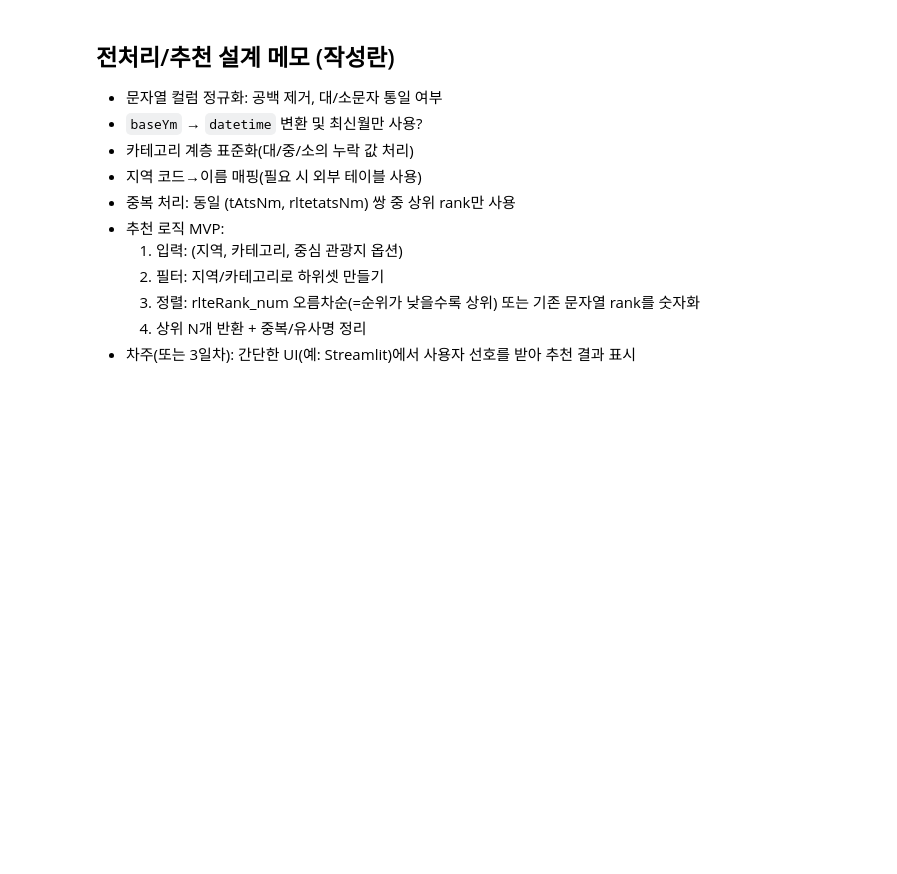
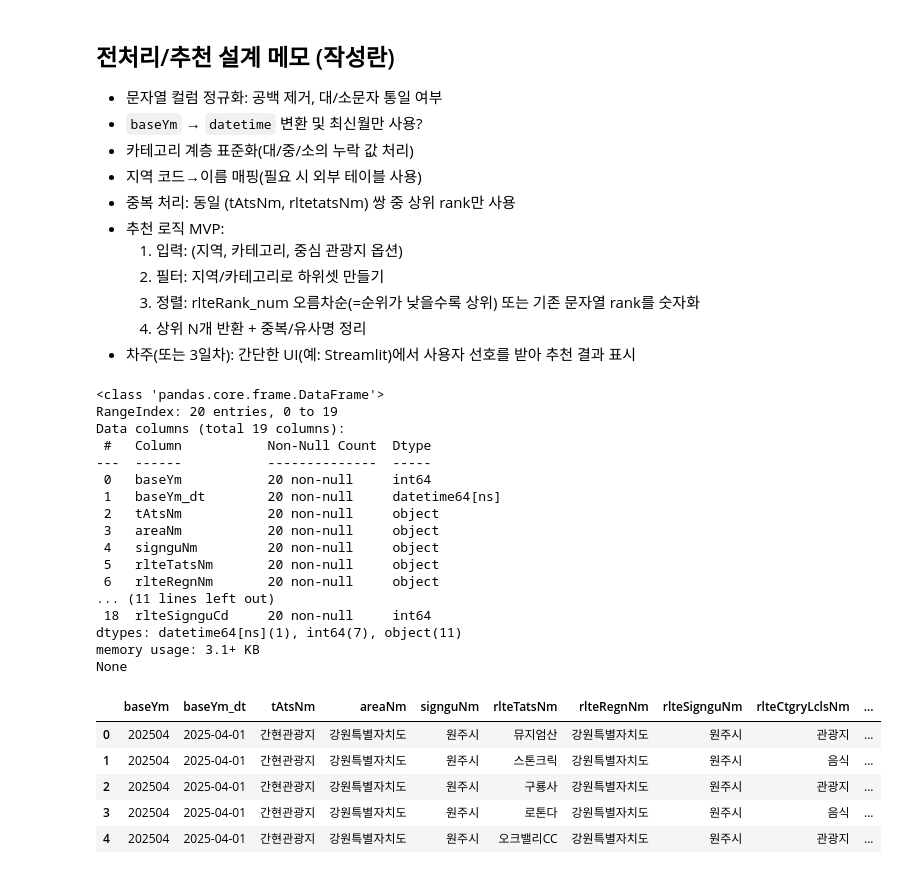
Before and after one commit to ehgus0101/smart_travel_planner, a Jupyter notebook: notebooks/eda_day2.ipynb, the cells around one changed output. Cells and saved outputs as stored; diff of their text form; code cells hidden in the pictures; blank space fills up the shorter version.

```diff
--- a/notebooks/eda_day2.ipynb
+++ b/notebooks/eda_day2.ipynb
@@ -282,3 +282,33 @@ Saved: /workspaces/smart_travel_planner/notebooks/output/clean_preview.parquet
   3) 정렬: rlteRank_num 오름차순(=순위가 낮을수록 상위) 또는 기존 문자열 rank를 숫자화
   4) 상위 N개 반환 + 중복/유사명 정리
 - 차주(또는 3일차): 간단한 UI(예: Streamlit)에서 사용자 선호를 받아 추천 결과 표시
+# %%
+import pandas as pd
+
+df = pd.read_parquet("data/processed/clean_pois.parquet")
+print(df.info())
+df.head()
+# %% [output]
+<class 'pandas.core.frame.DataFrame'>
+RangeIndex: 20 entries, 0 to 19
+Data columns (total 19 columns):
+ #   Column           Non-Null Count  Dtype
+---  ------           --------------  -----
+ 0   baseYm           20 non-null     int64
+ 1   baseYm_dt        20 non-null     datetime64[ns]
+ 2   tAtsNm           20 non-null     object
+ 3   areaNm           20 non-null     object
+ 4   signguNm         20 non-null     object
+ 5   rlteTatsNm       20 non-null     object
+ 6   rlteRegnNm       20 non-null     object
+... (11 lines left out)
+ 18  rlteSignguCd     20 non-null     int64
+dtypes: datetime64[ns](1), int64(7), object(11)
+memory usage: 3.1+ KB
+None
+|  | baseYm | baseYm_dt | tAtsNm | areaNm | signguNm | rlteTatsNm | rlteRegnNm | rlteSignguNm | rlteCtgryLclsNm | ... |
+| 0 | 202504 | 2025-04-01 | 간현관광지 | 강원특별자치도 | 원주시 | 뮤지엄산 | 강원특별자치도 | 원주시 | 관광지 | ... |
+| 1 | 202504 | 2025-04-01 | 간현관광지 | 강원특별자치도 | 원주시 | 스톤크릭 | 강원특별자치도 | 원주시 | 음식 | ... |
+| 2 | 202504 | 2025-04-01 | 간현관광지 | 강원특별자치도 | 원주시 | 구룡사 | 강원특별자치도 | 원주시 | 관광지 | ... |
+| 3 | 202504 | 2025-04-01 | 간현관광지 | 강원특별자치도 | 원주시 | 로톤다 | 강원특별자치도 | 원주시 | 음식 | ... |
+| 4 | 202504 | 2025-04-01 | 간현관광지 | 강원특별자치도 | 원주시 | 오크밸리CC | 강원특별자치도 | 원주시 | 관광지 | ... |
```
Also changed, not shown: parts of 5 cells of this notebook, 10 other files.
